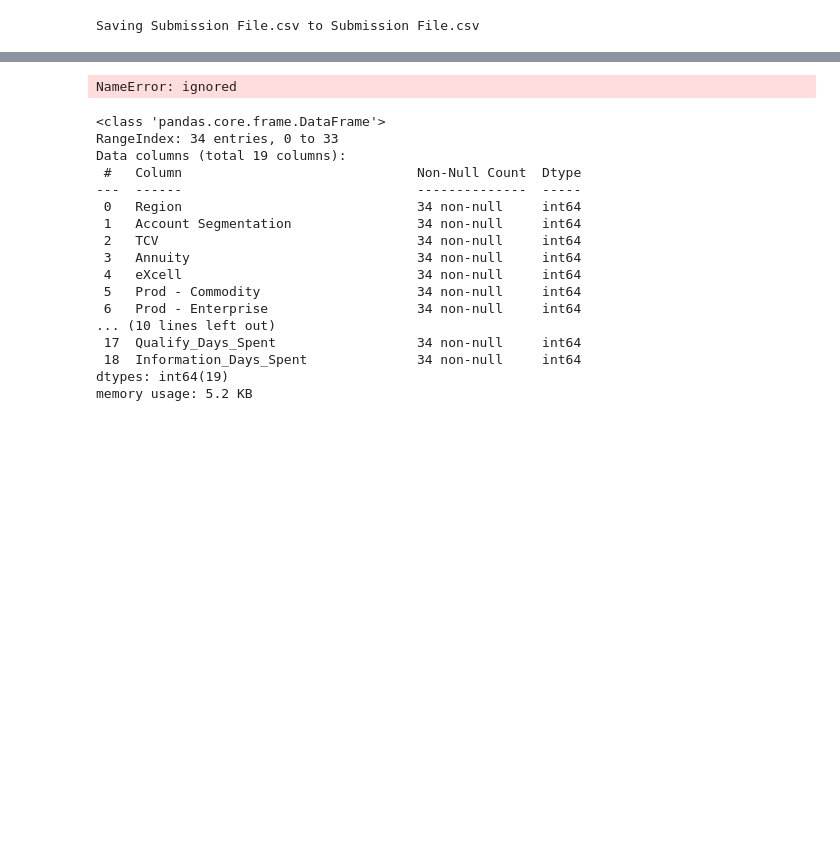
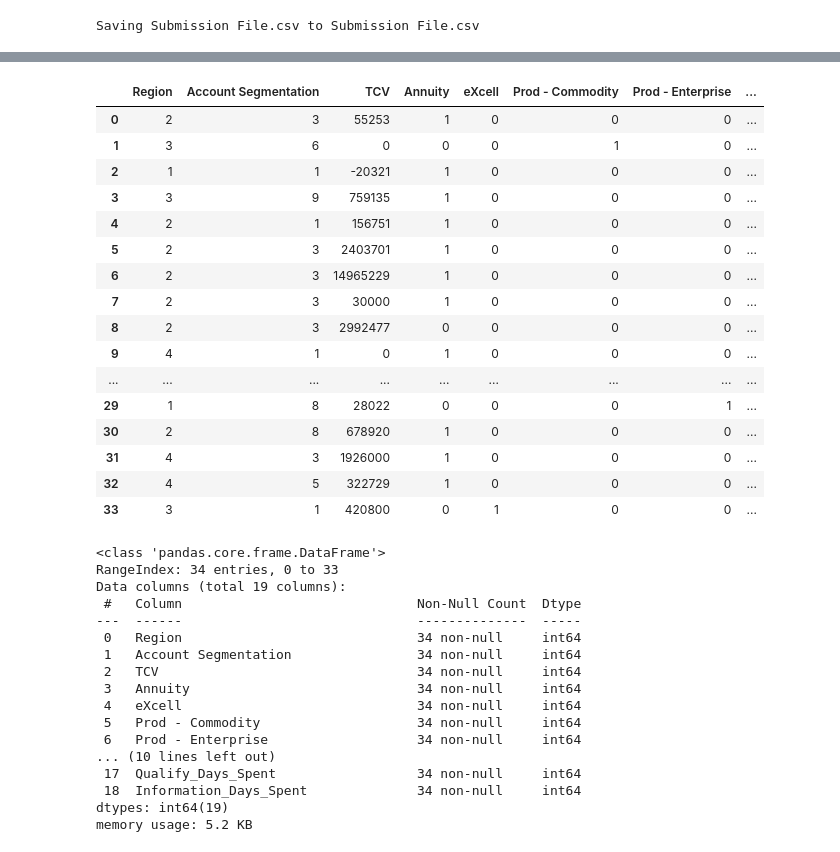
Before and after one commit to ssudheerrao/test, a Jupyter notebook: use case prob2.ipynb, the cells around one changed output, grey strips where cells are left out. Cells and saved outputs as stored; diff of their text form; code cells hidden in the pictures; blank space fills up the shorter version.

```diff
--- a/use case prob2.ipynb
+++ b/use case prob2.ipynb
@@ -173,7 +207,23 @@ KeyError: ignored
 # %%
-df2['TCV'].apply(int64)
+df2.astype({'TCV':int})
 # %% [output]
-NameError: ignored
+|  | Region | Account Segmentation | TCV | Annuity | eXcell | Prod - Commodity | Prod - Enterprise | ... |
+| 0 | 2 | 3 | 55253 | 1 | 0 | 0 | 0 | ... |
+| 1 | 3 | 6 | 0 | 0 | 0 | 1 | 0 | ... |
+| 2 | 1 | 1 | -20321 | 1 | 0 | 0 | 0 | ... |
+| 3 | 3 | 9 | 759135 | 1 | 0 | 0 | 0 | ... |
+| 4 | 2 | 1 | 156751 | 1 | 0 | 0 | 0 | ... |
+| 5 | 2 | 3 | 2403701 | 1 | 0 | 0 | 0 | ... |
+| 6 | 2 | 3 | 14965229 | 1 | 0 | 0 | 0 | ... |
+| 7 | 2 | 3 | 30000 | 1 | 0 | 0 | 0 | ... |
+| 8 | 2 | 3 | 2992477 | 0 | 0 | 0 | 0 | ... |
+| 9 | 4 | 1 | 0 | 1 | 0 | 0 | 0 | ... |
+| ... | ... | ... | ... | ... | ... | ... | ... | ... |
+| 29 | 1 | 8 | 28022 | 0 | 0 | 0 | 1 | ... |
+| 30 | 2 | 8 | 678920 | 1 | 0 | 0 | 0 | ... |
+| 31 | 4 | 3 | 1926000 | 1 | 0 | 0 | 0 | ... |
+| 32 | 4 | 5 | 322729 | 1 | 0 | 0 | 0 | ... |
+| 33 | 3 | 1 | 420800 | 0 | 1 | 0 | 0 | ... |
 # %%
 df2.info(0)
 # %% [output]
```
Also changed, not shown: parts of 16 cells of this notebook.
